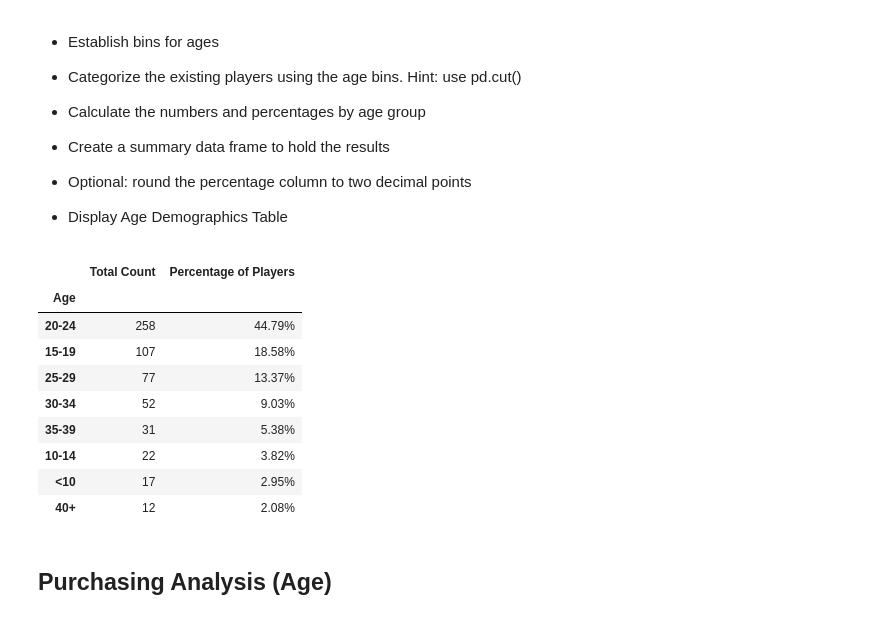
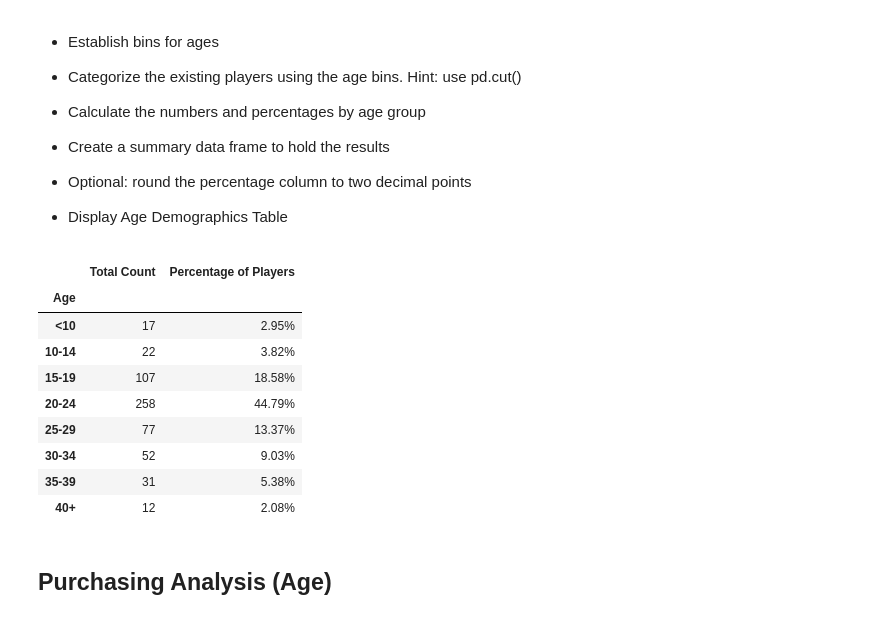
Before and after one commit to carolyan1/Pandas-Challenge, a Jupyter notebook: HeroesOfPymoli/HeroesOfPymoli.ipynb, the cells around one changed output. Saved outputs shown, nothing was run; the diff lists cells and outputs as text; code cells hidden in the pictures.

```diff
--- a/HeroesOfPymoli/HeroesOfPymoli.ipynb
+++ b/HeroesOfPymoli/HeroesOfPymoli.ipynb
@@ -170,34 +170,33 @@ Purchasing_Analysis
 # %%
 #create bins and their group names
 #pd.cut(x,bins,labels,include_lowest=True)
 bins = [0,9,14,19,24,29,34,39,100]
 group_name = ["<10","10-14","15-19","20-24","25-29","30-34","35-39","40+"]
 age = pd.cut(Distinct_SN_df["Age"], bins, labels=group_name, include_lowest=True)
 age = pd.DataFrame(age)
 
 #Count people in different age group
 total_count_age = age.value_counts()
 
 #Count percentage
 age_percentage = total_count_age/total_player*100
 age_percentage = age_percentage.map("{:.2f}%".format)
 
 #Display Dataframe
 age_demographics = pd.DataFrame({"Total Count": total_count_age,
                                 "Percentage of Players": age_percentage})
-age_demographics
-#Clean up
-#age_demographics.sort_index()
+#Sort index
+age_demographics.sort_index()
 # %% [output]
 |  | Total Count | Percentage of Players |
 | Age |  |  |
+| <10 | 17 | 2.95% |
+| 10-14 | 22 | 3.82% |
+| 15-19 | 107 | 18.58% |
 | 20-24 | 258 | 44.79% |
-| 15-19 | 107 | 18.58% |
 | 25-29 | 77 | 13.37% |
 | 30-34 | 52 | 9.03% |
 | 35-39 | 31 | 5.38% |
-| 10-14 | 22 | 3.82% |
-| <10 | 17 | 2.95% |
 | 40+ | 12 | 2.08% |
 # %% [markdown]
 ## Purchasing Analysis (Age)
```
Also changed, not shown: parts of 3 cells of this notebook.
